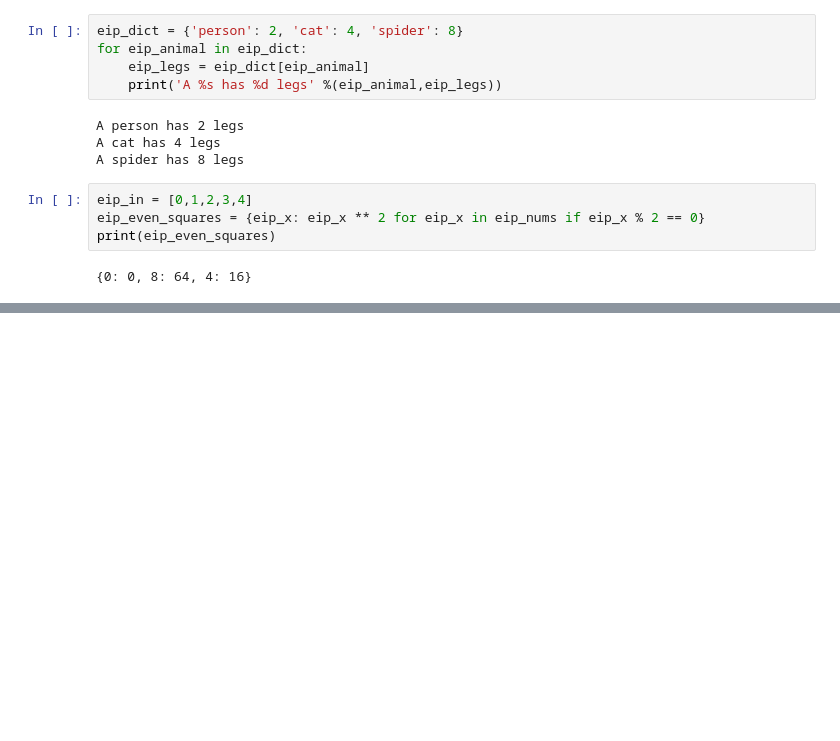
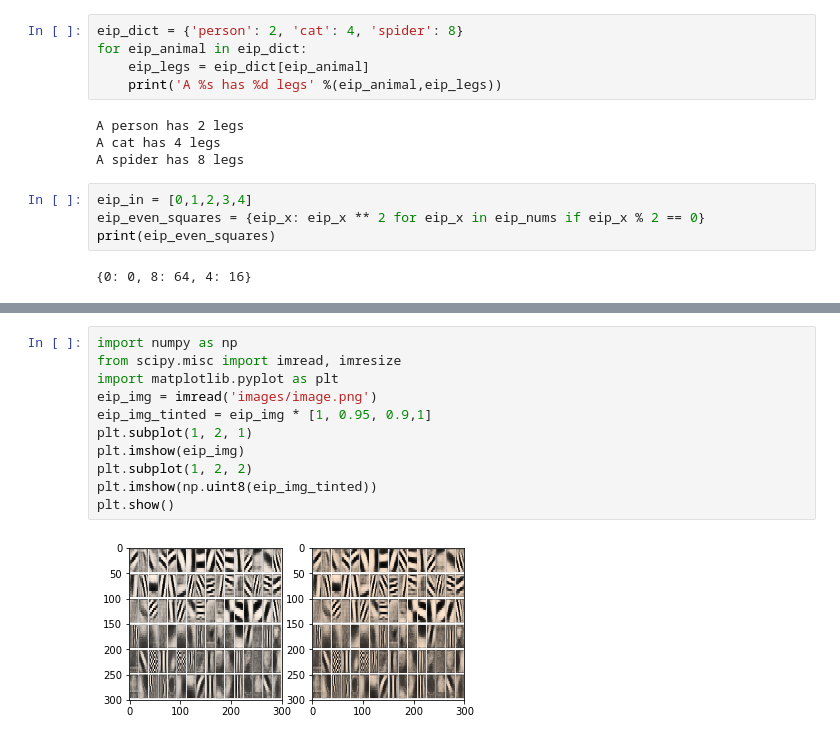
Before and after one commit to theimgclist/DeepLearningInternship, a Jupyter notebook: Session 2/Session2_Assignment_Python&Numpy.ipynb, the cells around one changed output, grey strips where cells are left out. Drawn from its saved outputs; the diff is of its cells as text; blank space fills up the shorter version.

```diff
--- a/Session 2/Session2_Assignment_Python&Numpy.ipynb
+++ b/Session 2/Session2_Assignment_Python&Numpy.ipynb
@@ -208,0 +636,13 @@ For dictionary comprehension we use {}
+# %%
+import numpy as np
+from scipy.misc import imread, imresize
+import matplotlib.pyplot as plt
+eip_img = imread('images/image.png')
+eip_img_tinted = eip_img * [1, 0.95, 0.9,1]
+plt.subplot(1, 2, 1)
+plt.imshow(eip_img)
+plt.subplot(1, 2, 2)
+plt.imshow(np.uint8(eip_img_tinted))
+plt.show()
+# %% [output]
+[figure, added]
```
Also changed, not shown: parts of 32 cells of this notebook.
